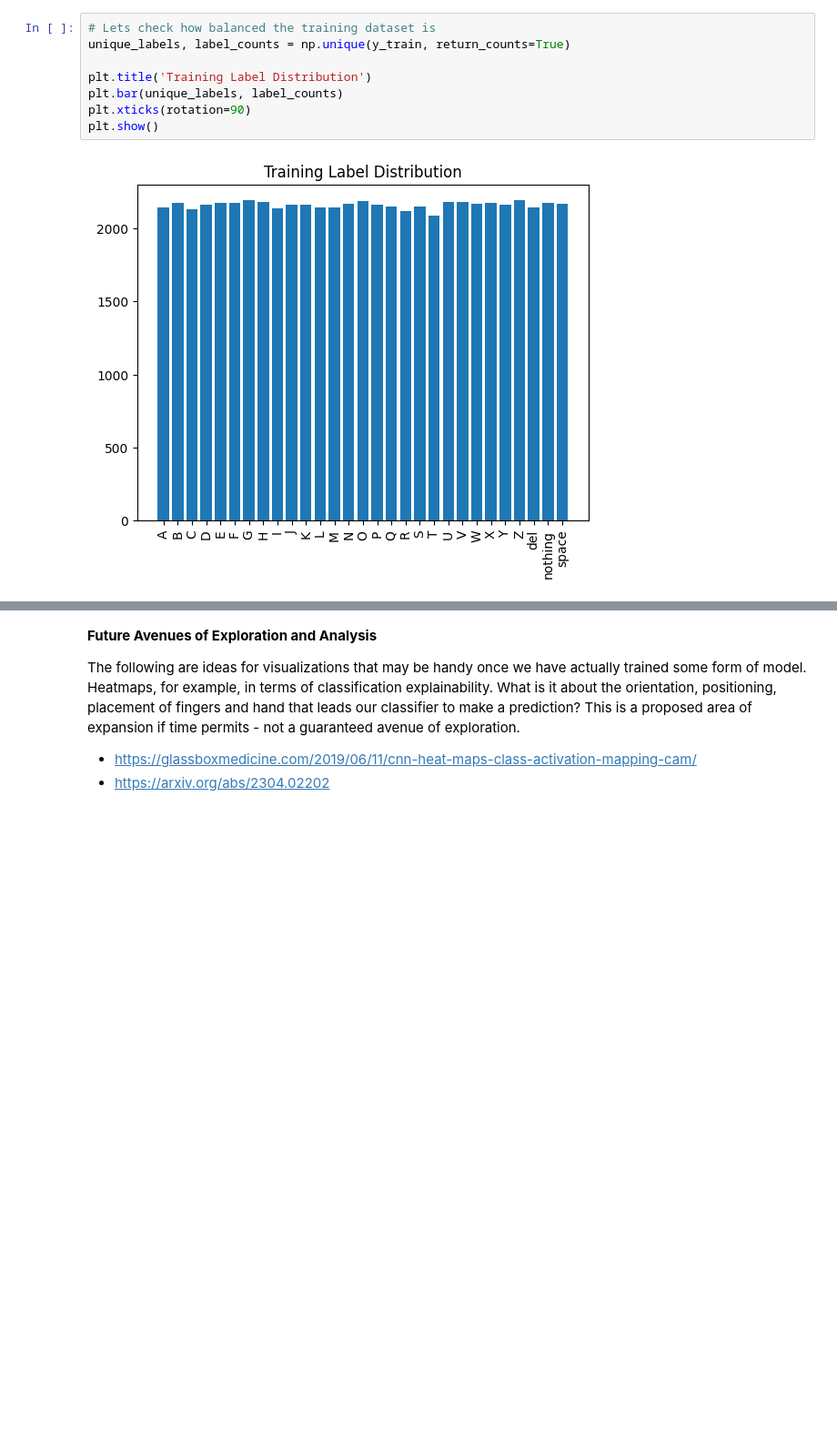
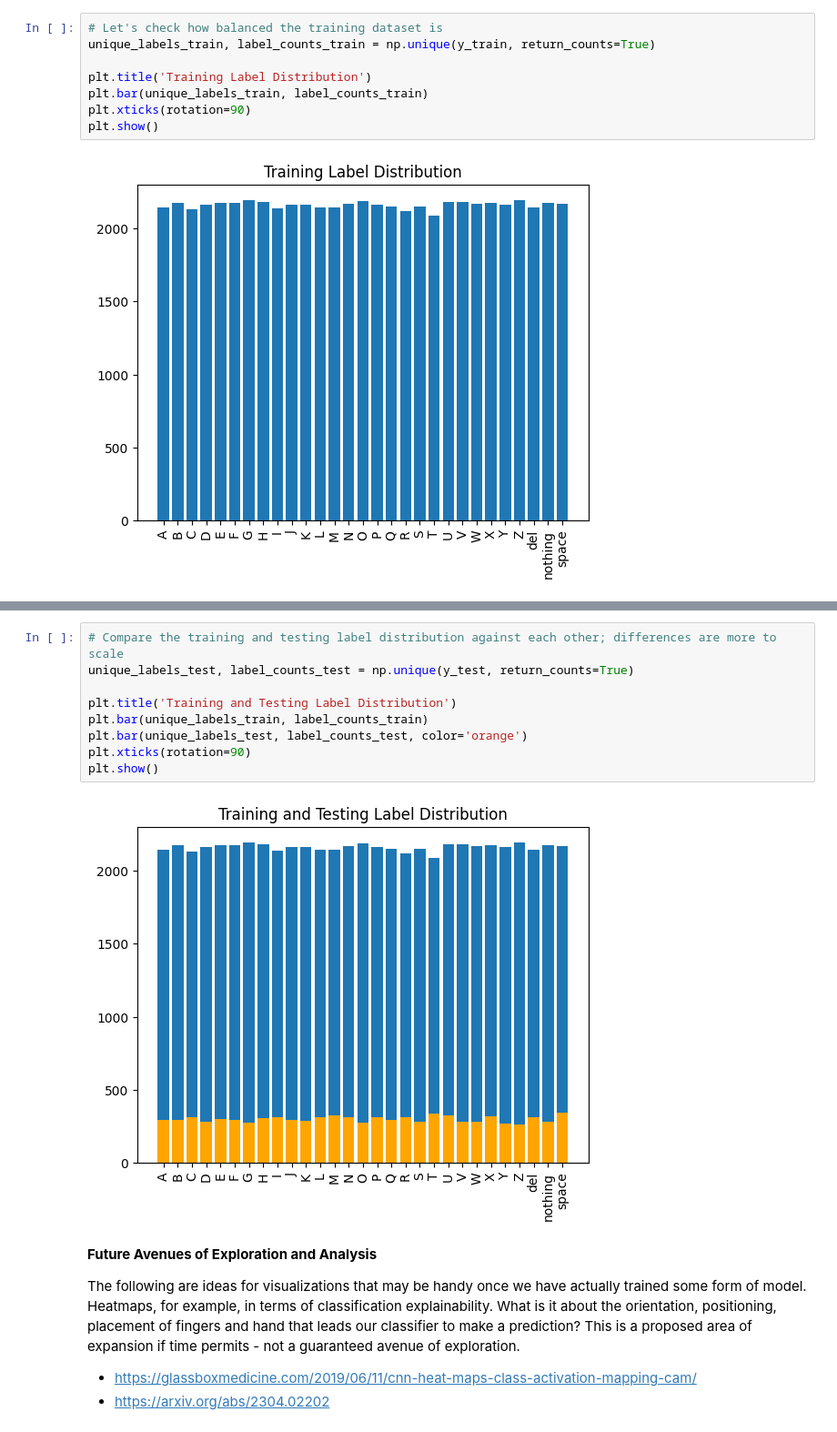
Before and after one commit to Joeshmoe03/ASL-classification, a Jupyter notebook: exploratory_analysis.ipynb, the cells around one changed output, grey strips where cells are left out. Shown at 91% size. Saved outputs shown, nothing was run; the diff lists cells and outputs as text; blank space fills up the shorter version.

```diff
--- a/exploratory_analysis.ipynb
+++ b/exploratory_analysis.ipynb
@@ -249,11 +255,11 @@ As we can see, the distribution of labels appears uniform (something that makes
 
 What does this mean for our potential metrics? For one, we could use some variation of ROC-AUC adapted for multi-class classification (one vs. all or averaging). Though, we perhaps might think about confusion matrices to understand errors at hand better and other metrics such as a precision, recall, F1 (individual and averaged).
 # %%
-# Lets check how balanced the training dataset is
-unique_labels, label_counts = np.unique(y_train, return_counts=True)
+# Let's check how balanced the training dataset is
+unique_labels_train, label_counts_train = np.unique(y_train, return_counts=True)
 
 plt.title('Training Label Distribution')
-plt.bar(unique_labels, label_counts)
+plt.bar(unique_labels_train, label_counts_train)
 plt.xticks(rotation=90)
 plt.show()
 # %% [output]
@@ -261,3 +277,14 @@ plt.show()
+# %%
+# Compare the training and testing label distribution against each other; differences are more to scale
+unique_labels_test, label_counts_test = np.unique(y_test, return_counts=True)
+
+plt.title('Training and Testing Label Distribution')
+plt.bar(unique_labels_train, label_counts_train)
+plt.bar(unique_labels_test, label_counts_test, color='orange')
+plt.xticks(rotation=90)
+plt.show()
+# %% [output]
+[figure, added]
 # %% [markdown]
 **Future Avenues of Exploration and Analysis**
 
```
Also changed, not shown: parts of 9 cells of this notebook.
